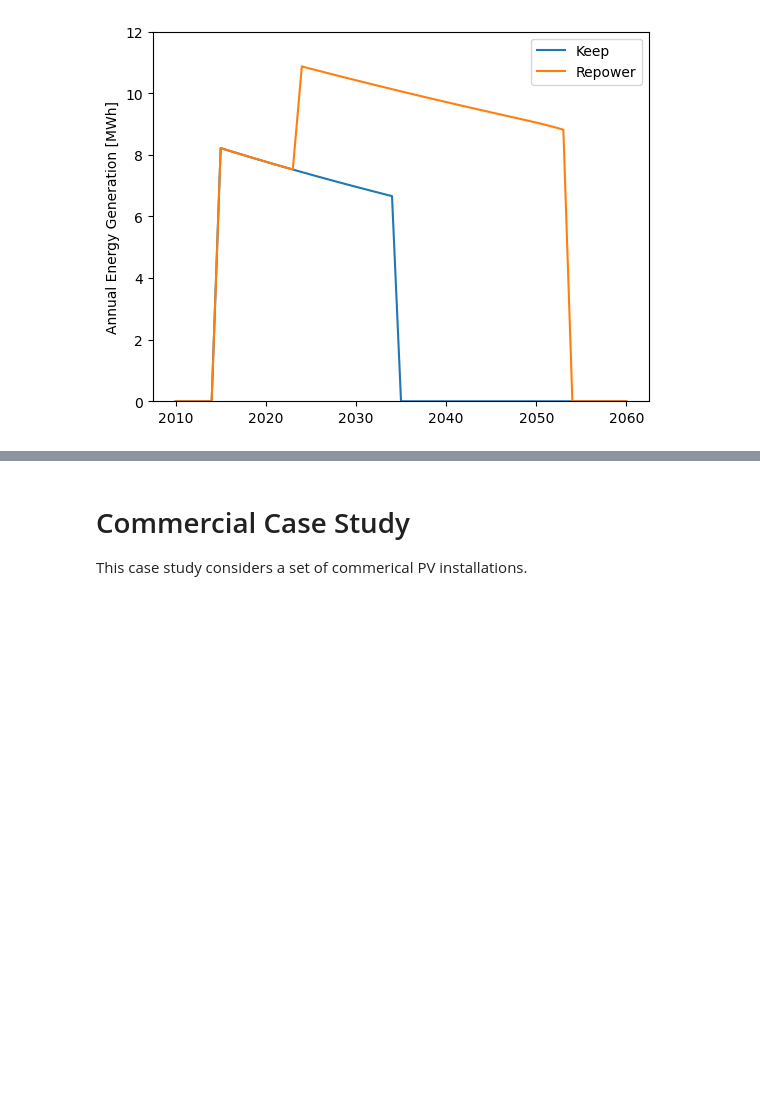
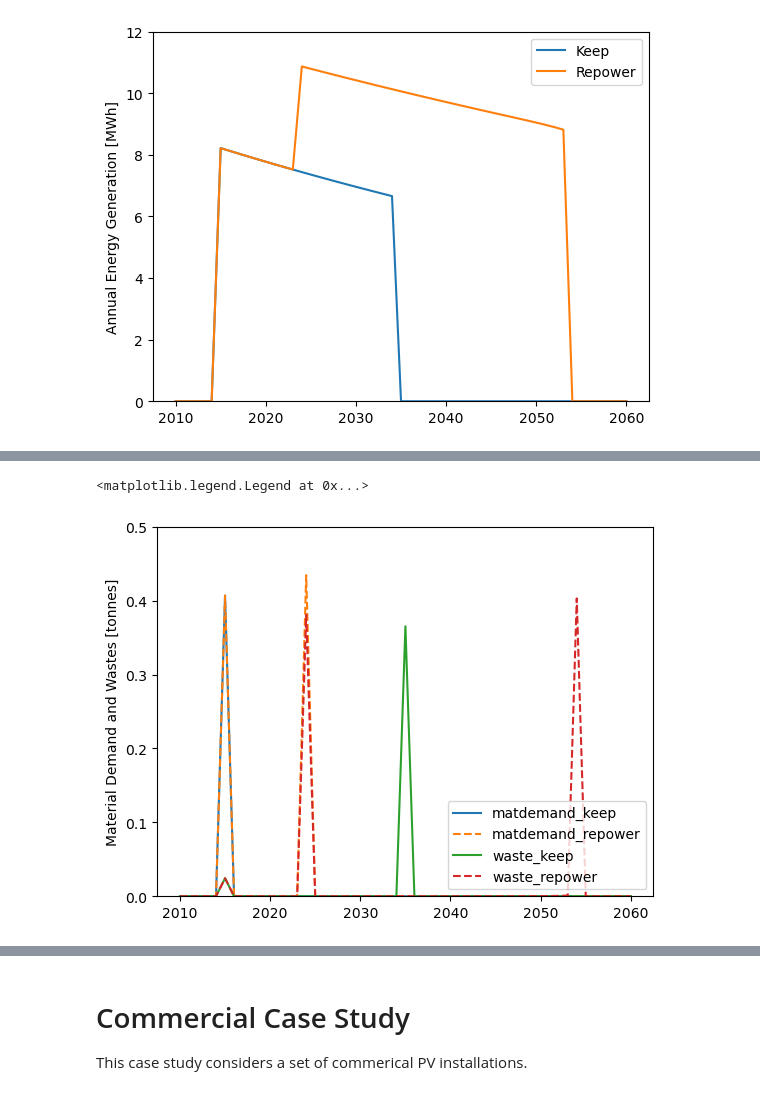
Before and after one commit to NREL/PV-DEMICE, a Jupyter notebook: docs/dev/SIPS2025-CaseStudies.ipynb, the cells around one changed output, grey strips where cells are left out. Cells and saved outputs as stored; diff of their text form; code cells hidden in the pictures; blank space fills up the shorter version.

```diff
--- a/docs/dev/SIPS2025-CaseStudies.ipynb
+++ b/docs/dev/SIPS2025-CaseStudies.ipynb
@@ -221,0 +226,13 @@ modmass_repower = sim1_yearly.loc[:,'VirginStock_Module_SIPS_Resi_repower_[Tonne
+# %%
+plt.plot(sim1_yearly.loc[:,'VirginStock_Module_SIPS_Resi_keep_[Tonnes]'], label = 'matdemand_keep')
+plt.plot(sim1_yearly.loc[:,'VirginStock_Module_SIPS_Resi_repower_[Tonnes]'], ls='--', label = 'matdemand_repower')
+
+plt.plot(sim1_yearly.loc[:,'WasteAll_Module_SIPS_Resi_keep_[Tonnes]'], label = 'waste_keep')
+plt.plot(sim1_yearly.loc[:,'WasteAll_Module_SIPS_Resi_repower_[Tonnes]'], ls='--', label='waste_repower')
+
+plt.ylim(0,0.5)
+plt.ylabel('Material Demand and Wastes [tonnes]')
+plt.legend()
+# %% [output]
+<matplotlib.legend.Legend at 0x...>
+[figure, added]
```
Also changed, not shown: parts of 7 cells of this notebook, 2 other files.
